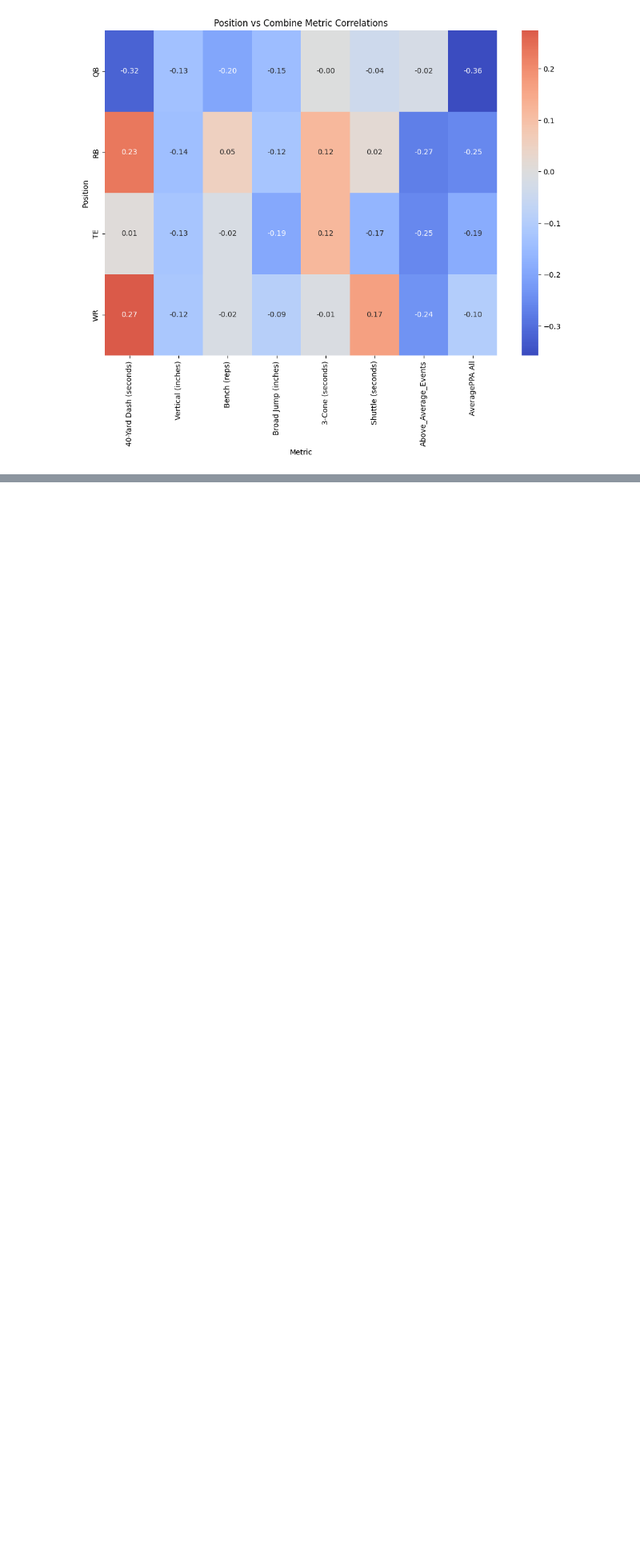
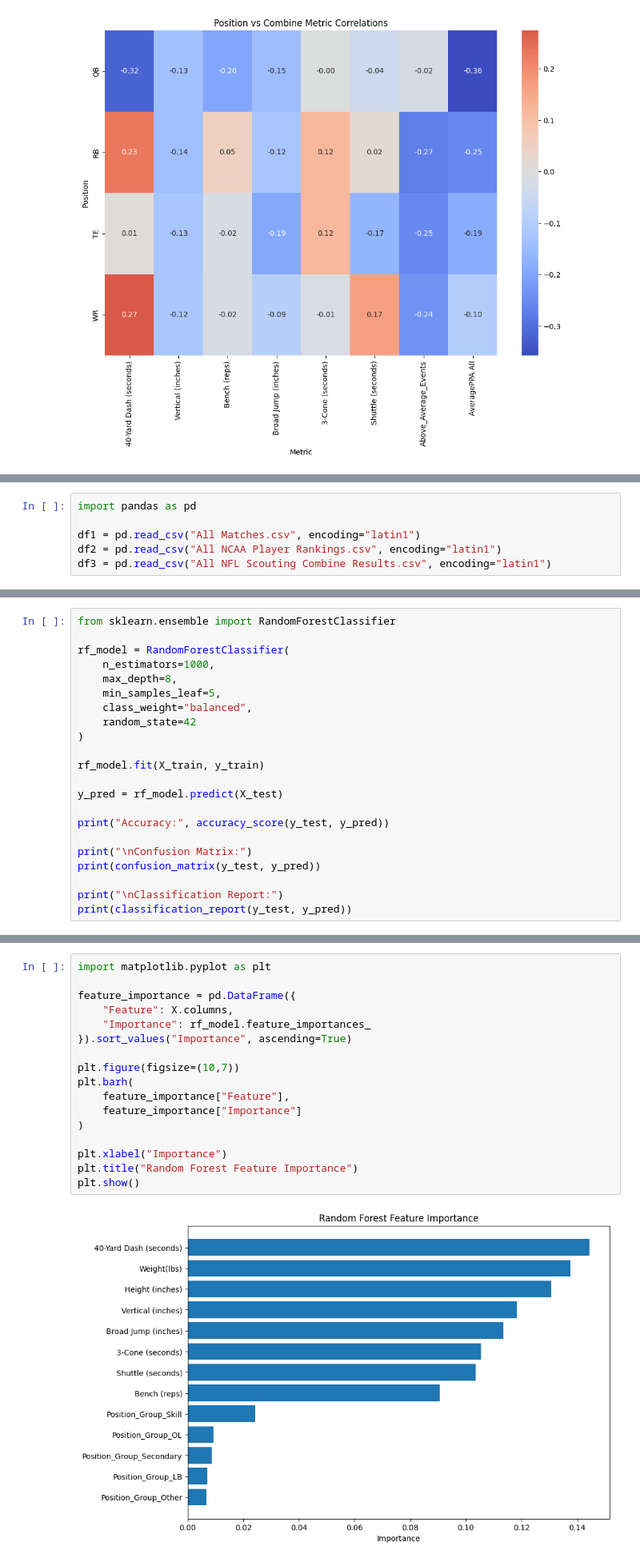
Before and after one commit to alexlevkulich/BSAN-Project-2, a Jupyter notebook: BSANStat.ipynb, the cells around one changed output, grey strips where cells are left out. Shown at 80% size. Drawn from its saved outputs; the diff is of its cells as text; blank space fills up the shorter version.

Commit message:
Stat tests

```diff
--- a/BSANStat.ipynb
+++ b/BSANStat.ipynb
@@ -534,0 +1329,6 @@ plt.show()
+# %%
+import pandas as pd
+
+df1 = pd.read_csv("All Matches.csv", encoding="latin1")
+df2 = pd.read_csv("All NCAA Player Rankings.csv", encoding="latin1")
+df3 = pd.read_csv("All NFL Scouting Combine Results.csv", encoding="latin1")
@@ -534,0 +1670,22 @@ plt.show()
+# %%
+from sklearn.ensemble import RandomForestClassifier
+
+rf_model = RandomForestClassifier(
+    n_estimators=1000,
+    max_depth=8,
+    min_samples_leaf=5,
+    class_weight="balanced",
+    random_state=42
+)
+
+rf_model.fit(X_train, y_train)
+
+y_pred = rf_model.predict(X_test)
+
+print("Accuracy:", accuracy_score(y_test, y_pred))
+
+print("\nConfusion Matrix:")
+print(confusion_matrix(y_test, y_pred))
+
+print("\nClassification Report:")
+print(classification_report(y_test, y_pred))
@@ -534,0 +1710,19 @@ plt.show()
+# %%
+import matplotlib.pyplot as plt
+
+feature_importance = pd.DataFrame({
+    "Feature": X.columns,
+    "Importance": rf_model.feature_importances_
+}).sort_values("Importance", ascending=True)
+
+plt.figure(figsize=(10,7))
+plt.barh(
+    feature_importance["Feature"],
+    feature_importance["Importance"]
+)
+
+plt.xlabel("Importance")
+plt.title("Random Forest Feature Importance")
+plt.show()
+# %% [output]
+[figure, added]
```
Also changed, not shown: parts of 47 cells of this notebook.
